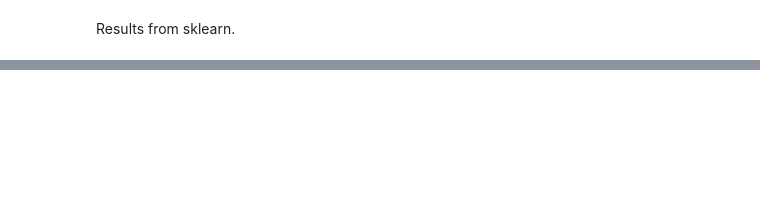
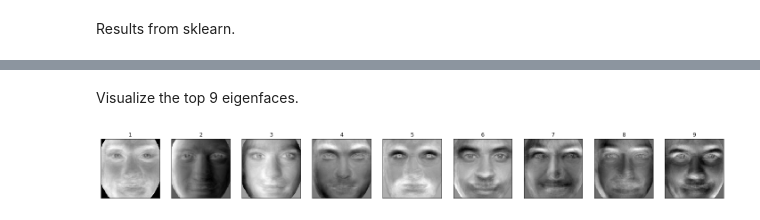
Before and after one commit to CalvinTChi/Machine-Learning-Algorithms, a Jupyter notebook: Principal_Component_Analysis.ipynb, the cells around one changed output, grey strips where cells are left out. Cells and saved outputs as stored; diff of their text form; code cells hidden in the pictures; blank space fills up the shorter version.

Commit message:
updated eigenfaces

```diff
--- a/Principal_Component_Analysis.ipynb
+++ b/Principal_Component_Analysis.ipynb
@@ -125,13 +206,0 @@ Note that the square of the singular values in $S$ from SVD on $\frac{1}{m}X^{T}
-# %%
-%matplotlib inline
-import numpy as np
-import matplotlib.pyplot as plt
-
-np.random.seed(1)
-
-noise = np.random.normal(0, 1, 5)
-X = np.array([[1, 0.5 + noise[0]], [2, 1 + noise[1]], [3, 2 + noise[2]], [4, 3 + noise[3]], [5, 4 + noise[4]]])
-
-plt.scatter(X[:, 0], X[:, 1])
-plt.gca().set_aspect('equal', adjustable='box')
-plt.show()
@@ -342,0 +353,5 @@ The last term is also the expression of variance of projected points for $\tilde
+# %%
+mask = scipy.io.loadmat('./datasets/mask.mat')['mask']
+images = np.array([mask_image(image)[110:230, 80:200] for image in images])
+n_samples, h, w = images[:, :, :].shape
+images = images.reshape(n_samples, h * w)
@@ -342,0 +364,10 @@ The last term is also the expression of variance of projected points for $\tilde
+# %%
+n_components = 50
+components, axes, M, centered = pca(images, n_pc = n_components)
+# %% [markdown]
+Visualize the top 9 eigenfaces.
+# %%
+eigenfaces = axes.reshape((n_components, h, w))
+plot_portraits(eigenfaces, h, w, 1, 9)
+# %% [output]
+[figure, added]
```
Also changed, not shown: parts of 34 cells of this notebook.
